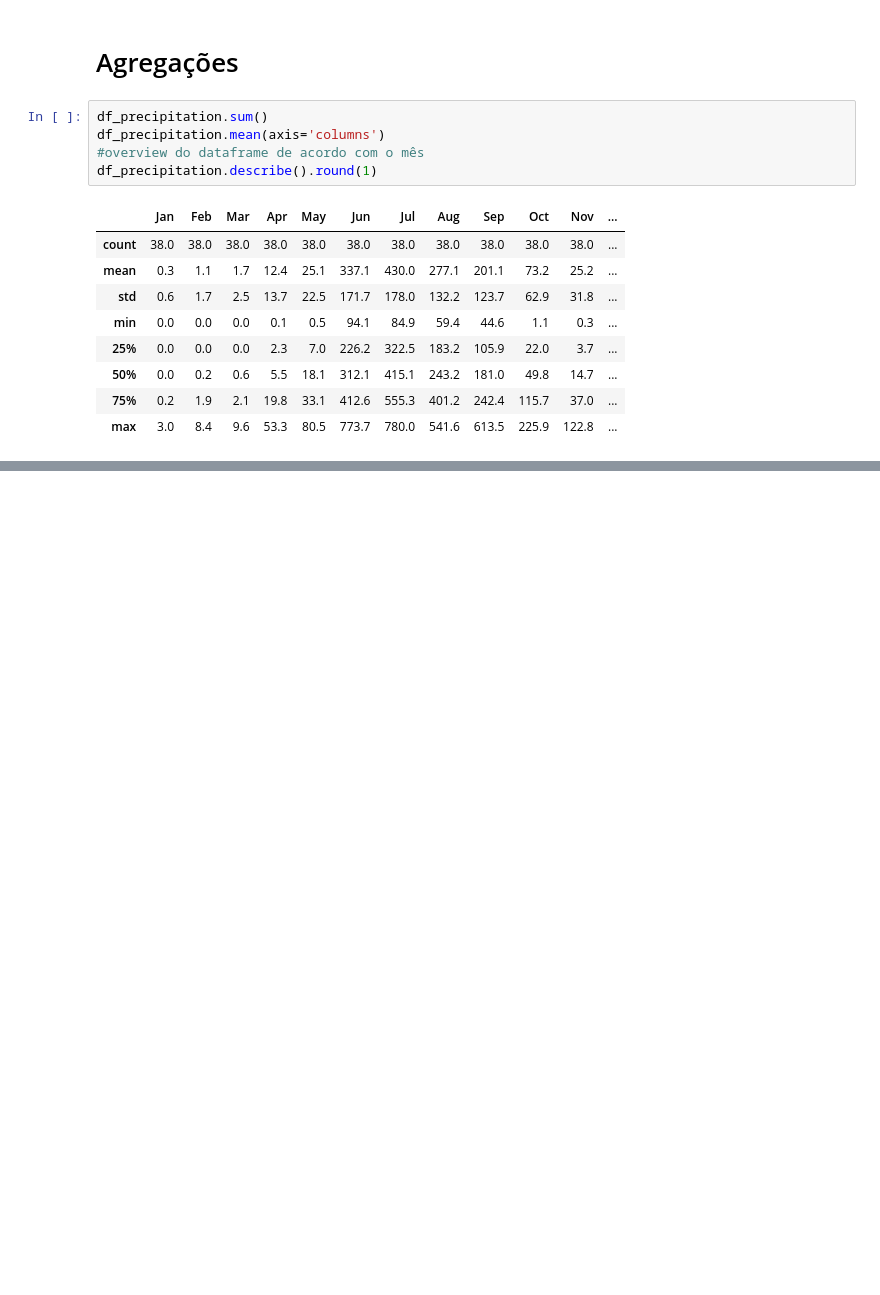
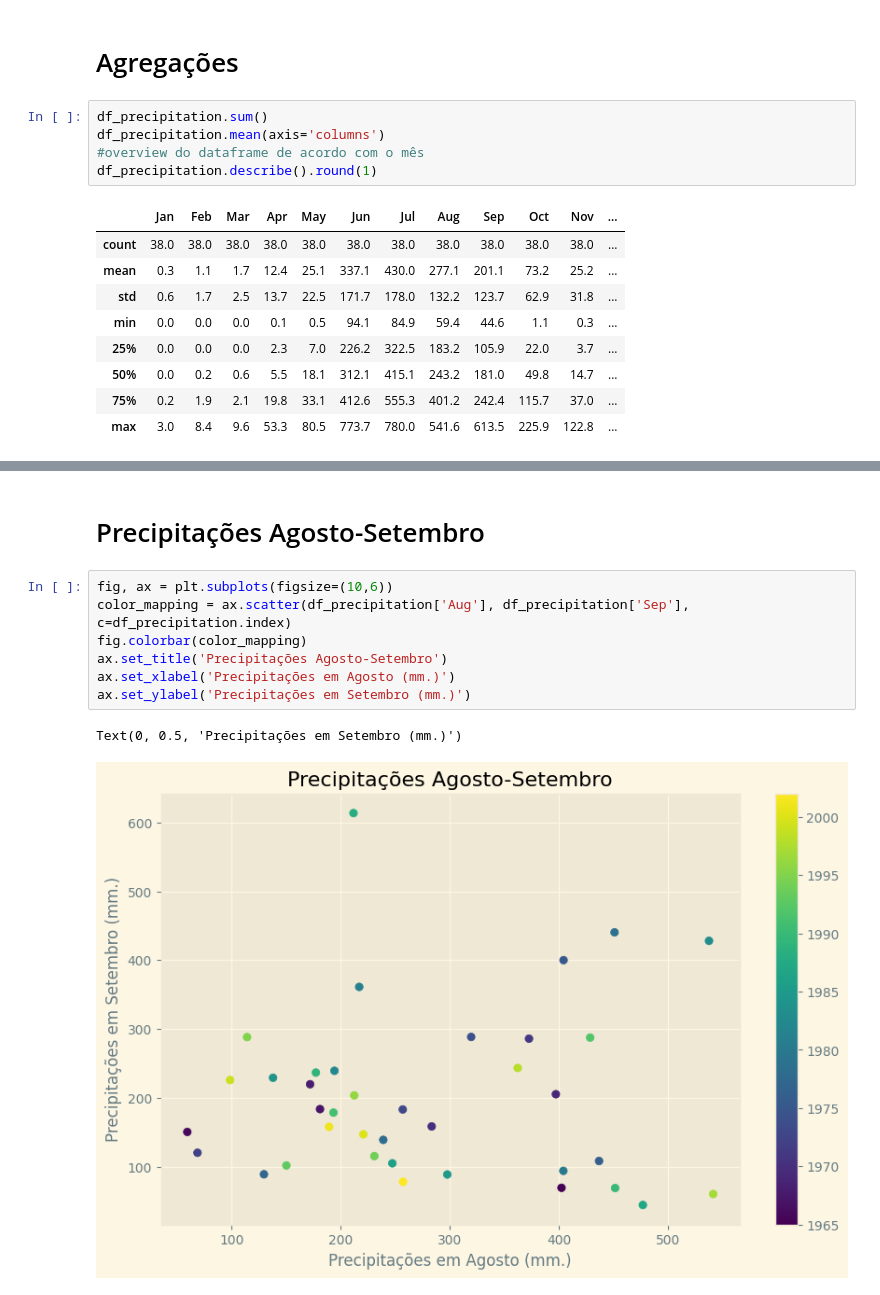
Before and after one commit to nikarcosta/precipitation-data, a Jupyter notebook: precipitation_analysis.ipynb, the cells around one changed output, grey strips where cells are left out. Saved outputs shown, nothing was run; the diff lists cells and outputs as text; blank space fills up the shorter version.

```diff
--- a/precipitation_analysis.ipynb
+++ b/precipitation_analysis.ipynb
@@ -63,0 +86,12 @@ df_precipitation.T.describe().round(1)
+# %% [markdown]
+# Precipitações Agosto-Setembro
+# %%
+fig, ax = plt.subplots(figsize=(10,6))
+color_mapping = ax.scatter(df_precipitation['Aug'], df_precipitation['Sep'], c=df_precipitation.index)
+fig.colorbar(color_mapping)
+ax.set_title('Precipitações Agosto-Setembro')
+ax.set_xlabel('Precipitações em Agosto (mm.)')
+ax.set_ylabel('Precipitações em Setembro (mm.)')
+# %% [output]
+Text(0, 0.5, 'Precipitações em Setembro (mm.)')
+[figure, added]
```
Also changed, not shown: parts of 6 cells of this notebook.
